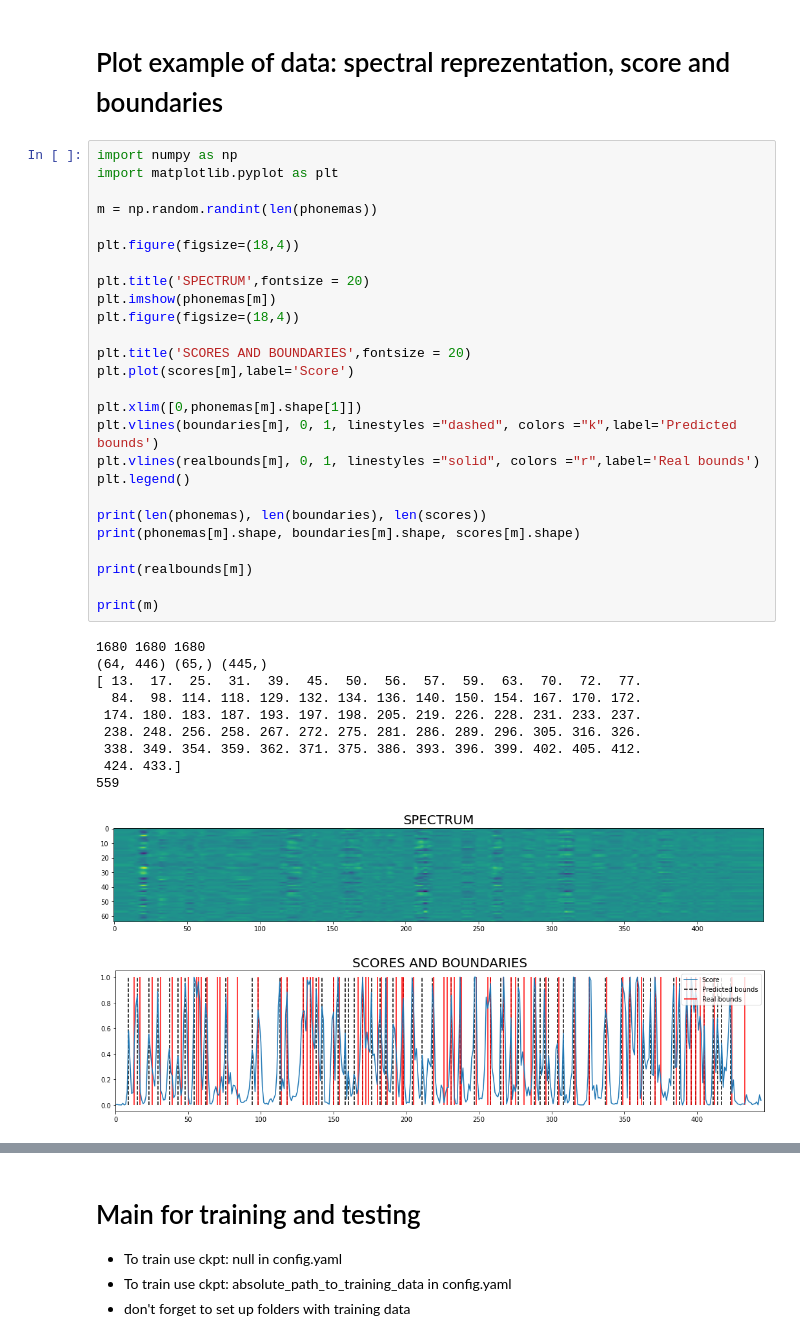
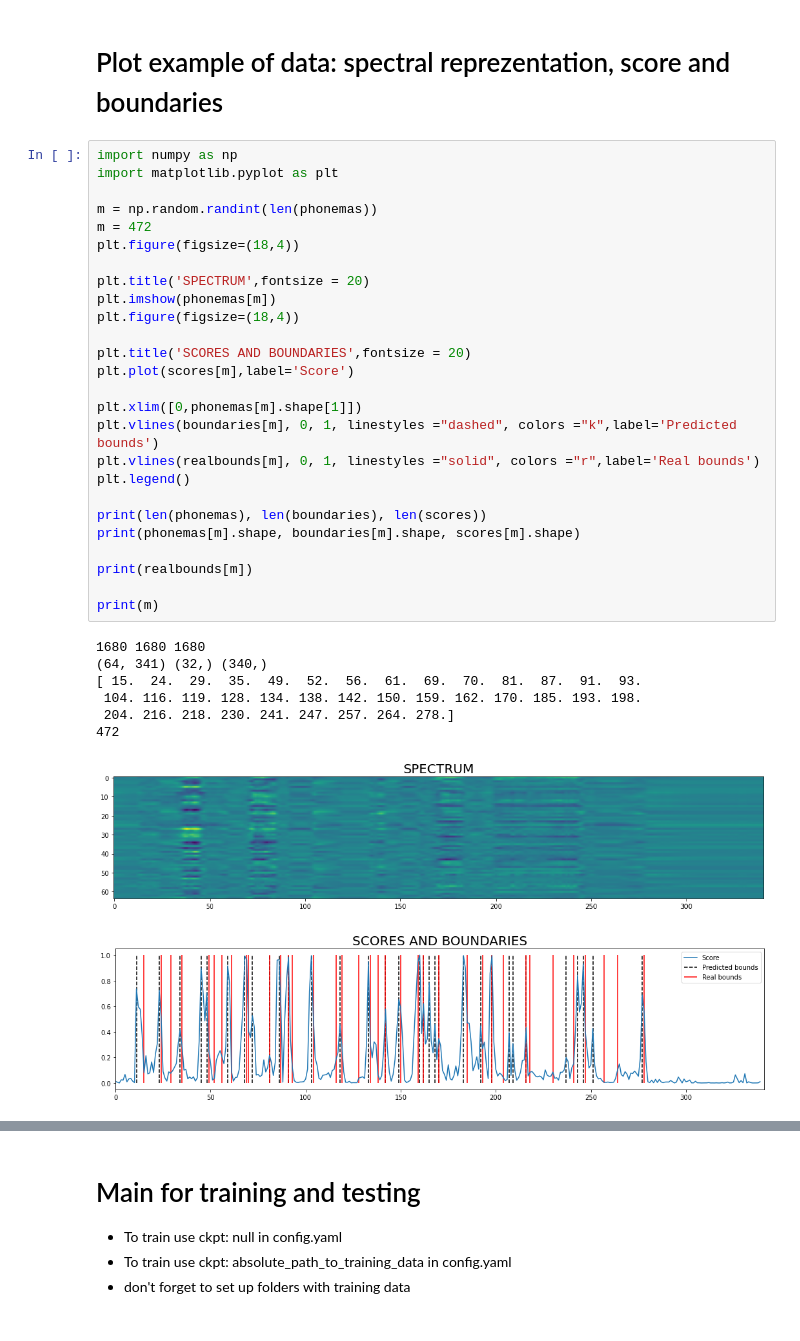
Before and after one commit to Albly/UnsupSeg, a Jupyter notebook: Report.ipynb, the cells around one changed output, grey strips where cells are left out. Saved outputs shown, nothing was run; the diff lists cells and outputs as text.

```diff
--- a/Report.ipynb
+++ b/Report.ipynb
@@ -137,38 +136,35 @@ Separate phonemas detected: 64746
 # %%
 import numpy as np
 import matplotlib.pyplot as plt
 
 m = np.random.randint(len(phonemas))
-
+m = 472
 plt.figure(figsize=(18,4))
 
 plt.title('SPECTRUM',fontsize = 20)
 plt.imshow(phonemas[m])
 plt.figure(figsize=(18,4))
 
 plt.title('SCORES AND BOUNDARIES',fontsize = 20)
 plt.plot(scores[m],label='Score')
 
 plt.xlim([0,phonemas[m].shape[1]])
 plt.vlines(boundaries[m], 0, 1, linestyles ="dashed", colors ="k",label='Predicted bounds')
 plt.vlines(realbounds[m], 0, 1, linestyles ="solid", colors ="r",label='Real bounds')
 plt.legend()
 
 print(len(phonemas), len(boundaries), len(scores))
 print(phonemas[m].shape, boundaries[m].shape, scores[m].shape)
 
 print(realbounds[m])
 
 print(m)
 # %% [output]
 1680 1680 1680
-(64, 446) (65,) (445,)
-[ 13.  17.  25.  31.  39.  45.  50.  56.  57.  59.  63.  70.  72.  77.
-  84.  98. 114. 118. 129. 132. 134. 136. 140. 150. 154. 167. 170. 172.
- 174. 180. 183. 187. 193. 197. 198. 205. 219. 226. 228. 231. 233. 237.
- 238. 248. 256. 258. 267. 272. 275. 281. 286. 289. 296. 305. 316. 326.
- 338. 349. 354. 359. 362. 371. 375. 386. 393. 396. 399. 402. 405. 412.
- 424. 433.]
-559
+(64, 341) (32,) (340,)
+[ 15.  24.  29.  35.  49.  52.  56.  61.  69.  70.  81.  87.  91.  93.
+ 104. 116. 119. 128. 134. 138. 142. 150. 159. 162. 170. 185. 193. 198.
+ 204. 216. 218. 230. 241. 247. 257. 264. 278.]
+472
-[figure, old version]
+[figure, new version]
-[figure, old version]
+[figure, new version]
```
Also changed, not shown: parts of 4 cells of this notebook.
